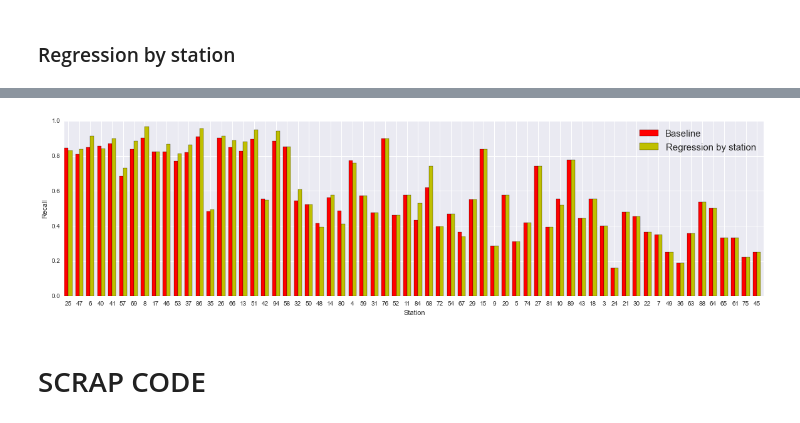
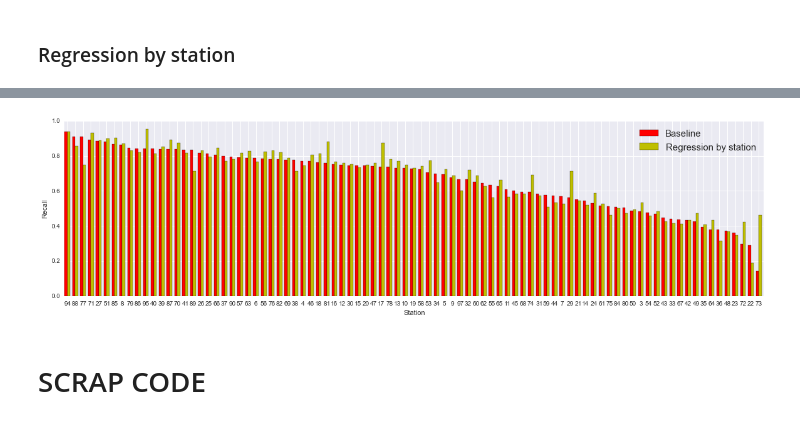
Before and after one commit to CS109Hubway/classp, a Jupyter notebook: Test_Hubway.ipynb, the cells around one changed output, grey strips where cells are left out. Cells and saved outputs as stored; diff of their text form; code cells hidden in the pictures.

Commit message:
fixed test/train split and baseline function

```diff
--- a/Test_Hubway.ipynb
+++ b/Test_Hubway.ipynb
@@ -554,7 +571,9 @@ Percent Casual :31.3943229012
 # %%
 #split training and test data by 2/3, 1/3, respectively
-split_data = sklearn.cross_validation.train_test_split(reg_df, test_size=0.33, random_state=99)
-reg_df_train, reg_df_test = split_data
+df = pd.DataFrame(np.random.randn(len(reg_df), 1))
+msk = np.random.rand(len(df)) < 0.6666
+reg_df_train = reg_df[msk]
+reg_df_test = reg_df[~msk]
 
 #test_dates = pd.to_datetime(["2012-08-10","2012-09-10", "2012-09-12","2012-09-14","2012-09-16","2012-09-18","2012-09-20"]).date
 #reg_df_test = reg_df.loc[reg_df.daydate.isin(test_dates)]
@@ -637,18 +656,25 @@ def baseline(intervaldf,wind):
     for window in windows:
         status=intervaldf
         # Obtain past status matching predicition window of interest
-        status['lagmins'] = status.groupby(['station_id'])['minute'].shift(window/5)
-        status['lagbikes'] = status.groupby(['station_id'])['latest_num_bikes'].shift(window/5)
-        status['lagcap'] = status.groupby(['station_id'])['latest_capacity'].shift(window/5)
+        #status['lagmins'] = status.groupby(['station_id'])['minute'].shift(window/5)
+        #status['lagbikes'] = status.groupby(['station_id'])['latest_num_bikes'].shift(window/5)
+        #status['lagcap'] = status.groupby(['station_id'])['latest_capacity'].shift(window/5)
 
         # Keep only records where the shift corresponds to window of interest (handle missing cases)
-        status = status[((status['minute']- status['lagmins'])==window*1.0)
-                        | ((status['minute']- status['lagmins'])==-1440+window*1.0)]
+        #status = status[((status['minute']- status['lagmins'])==window*1.0)
+        #                | ((status['minute']- status['lagmins'])==-1440+window*1.0)]
+        status = status[((status['minute']- status['lagmins'+str(window)])==window*1.0)
+                        | ((status['minute']- status['lagmins'+str(window)])==-1440+window*1.0)]
 
         # Calculate nbr of True Positives (Predicted Full/Empty and Actually FUll/Empty)
-        TP_empty= status[(status['latest_num_bikes']==0) & (status['lagbikes']==0)]\
+        #TP_empty= status[(status['latest_num_bikes']==0) & (status['lagbikes']==0)]\
+        #               .groupby(['station_id','week','hour'])['index'].count()
+        #TP_full= status[(status['latest_num_bikes']==status['latest_capacity'])&(status['lagbikes']==status['lagcap'])]\
+        #               .groupby(['station_id','week','hour'])['index'].count()
+        TP_empty= status[(status['latest_num_bikes']==0) & (status['lagbikes'+str(window)]==0)]\
                         .groupby(['station_id','week','hour'])['index'].count()
-        TP_full= status[(status['latest_num_bikes']==status['latest_capacity'])&(status['lagbikes']==status['lagcap'])]\
+        TP_full= status[(status['latest_num_bikes']==status['latest_capacity'])
+                        &(status['lagbikes'+str(window)]==status['lagcap'+str(window)])]\
                        .groupby(['station_id','week','hour'])['index'].count()
 
         recall['TP_empty_'+str(window)]=TP_empty
@@ -660,4 +686,4 @@ def baseline(intervaldf,wind):
 
     return recall
 
-res = baseline(reg_df_train[['index','station_id','hour','minute','weekday','latest_capacity','latest_num_bikes']],[10,30])
+res = baseline(reg_df_train,[10,30])
@@ -1211,31 +1233,31 @@ plt.tick_params(axis='both', which='major', labelsize=15);
 # %%
 recall1bystation = reg2.groupby(['station_id','week'],as_index=False)['P_empty','P_full','TP_empty_10','TP_full_30'].sum()
 recall1bystation['recall_empty_10']=recall1bystation.TP_empty_10/recall1bystation.P_empty
 recall1bystation['recall_full_30']=recall1bystation.TP_full_30/recall1bystation.P_full
 
 recall3bystation = res_test.groupby(['station_id','week'],as_index=False)['P_empty','P_full','TP_empty_10','TP_full_30'].sum()
 recall3bystation['recall_empty_10']=recall3bystation.TP_empty_10/recall3bystation.P_empty
 recall3bystation['recall_full_30']=recall3bystation.TP_full_30/recall3bystation.P_full
 
 reg_compare = pd.merge(recall1bystation, recall3bystation, on=['station_id','week'])
-reg_compare_wd = reg_compare[(reg_compare['recall_full_30_y']>0) & (reg_compare['week']==0)].sort('P_full_x', ascending=0)
+reg_compare_wd = reg_compare[(reg_compare['recall_full_30_y']>0) & (reg_compare['week']==0)].sort('recall_full_30_y', ascending=0)
 #print reg_compare[(reg_compare['recall_full_30_y']>0) & (reg_compare['week']==0)].sort('P_full_x', ascending=0).head(10)
 
 N = len(reg_compare_wd.station_id.unique())
 ind = np.arange(N)  # the x locations for the groups
 width = .35      # the width of the bars
 fig, ax = plt.subplots(figsize=(20,5))
 rects1 = ax.bar(ind, reg_compare_wd.recall_full_30_y, width, color='r')
 rects2 = ax.bar(ind+width, reg_compare_wd.recall_full_30_x, width, color='y')
 
 ax.set_ylabel('Recall');
 ax.set_xlabel('Station');
 ax.set_xticks(ind+width);
 ax.set_xticklabels( np.array(reg_compare_wd.station_id).astype(int));
 ax.set_xlim([0,N]);
 ax.legend( (rects1[0], rects2[0]), ('Baseline', 'Regression by station'), fontsize=15 );
 # %% [output]
-[figure, old version]
+[figure, new version]
 # %% [markdown]
 # SCRAP CODE
 # %%
```
Also changed, not shown: parts of 7 cells of this notebook.
